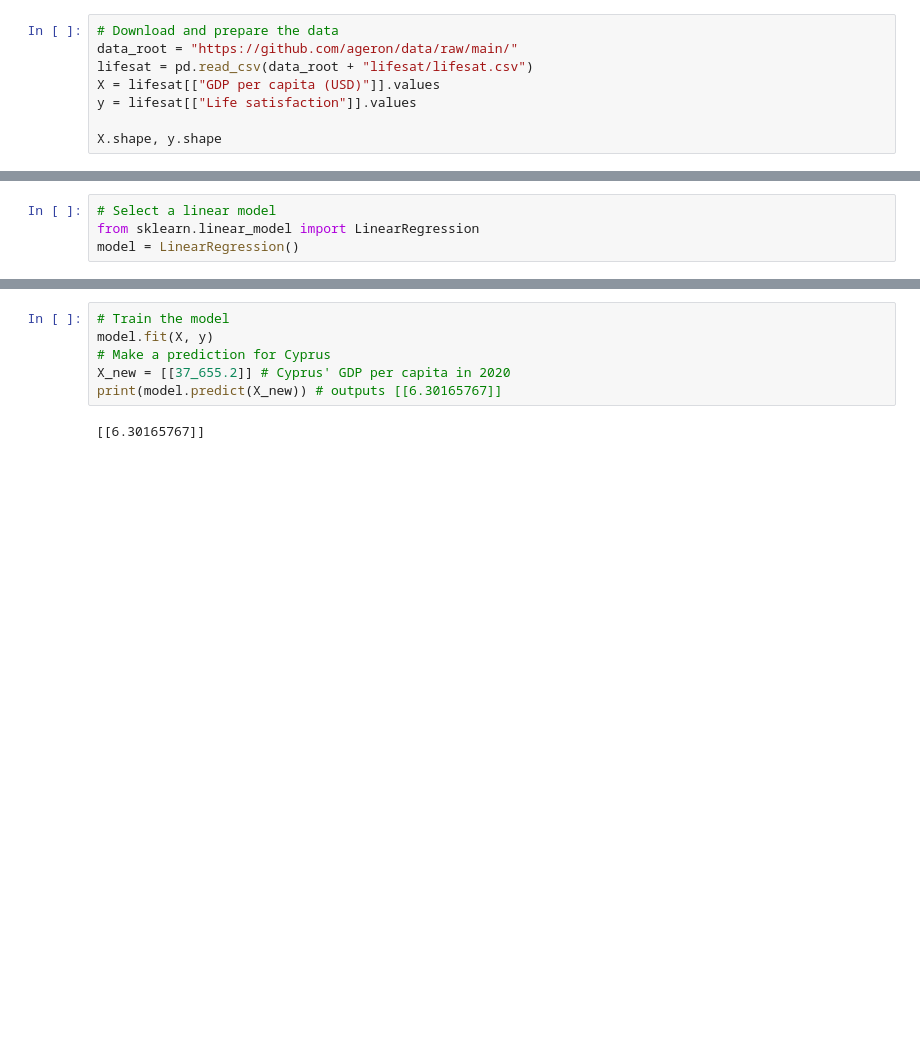
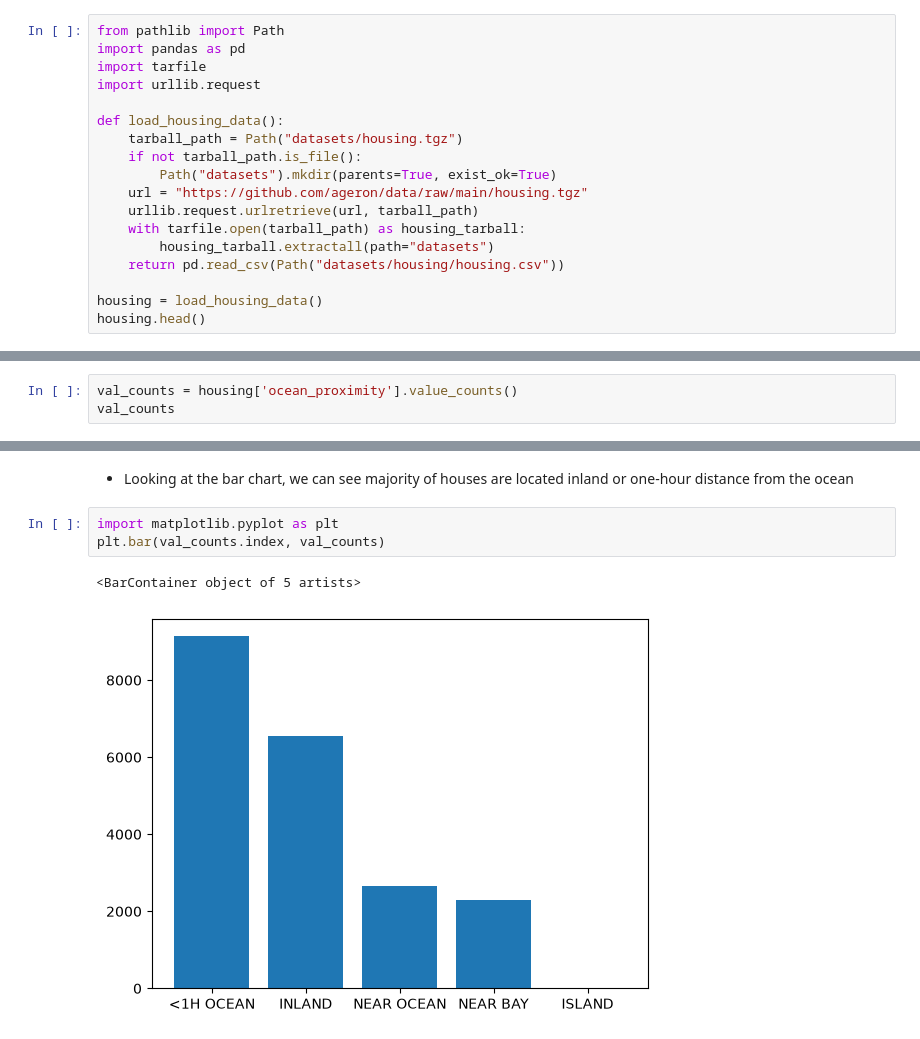
Before and after one commit to yusufjonc07/ML-learning, a Jupyter notebook: HandsOnML.ipynb, the cells around one changed output, grey strips where cells are left out. Drawn from its saved outputs; the diff is of its cells as text; blank space fills up the shorter version.

```diff
--- a/HandsOnML.ipynb
+++ b/HandsOnML.ipynb
@@ -7,9 +7,19 @@ Matplotlib is building the font cache; this may take a moment.
 # %%
-# Download and prepare the data
-data_root = "https://github.com/ageron/data/raw/main/"
-lifesat = pd.read_csv(data_root + "lifesat/lifesat.csv")
-X = lifesat[["GDP per capita (USD)"]].values
-y = lifesat[["Life satisfaction"]].values
+from pathlib import Path
+import pandas as pd
+import tarfile
+import urllib.request
 
-X.shape, y.shape
+def load_housing_data():
+    tarball_path = Path("datasets/housing.tgz")
+    if not tarball_path.is_file():
+        Path("datasets").mkdir(parents=True, exist_ok=True)
+    url = "https://github.com/ageron/data/raw/main/housing.tgz"
+    urllib.request.urlretrieve(url, tarball_path)
+    with tarfile.open(tarball_path) as housing_tarball:
+        housing_tarball.extractall(path="datasets")
+    return pd.read_csv(Path("datasets/housing/housing.csv"))
+
+housing = load_housing_data()
+housing.head()
 # %% [output]
@@ -35,4 +55,3 @@ print(model.predict(X_new)) # outputs [[6.30165767]]
 # %%
-# Select a linear model
-from sklearn.linear_model import LinearRegression
-model = LinearRegression()
+val_counts = housing['ocean_proximity'].value_counts()
+val_counts
@@ -39,8 +66,8 @@ model = LinearRegression()
-# %%
-# Train the model
-model.fit(X, y)
-# Make a prediction for Cyprus
-X_new = [[37_655.2]] # Cyprus' GDP per capita in 2020
-print(model.predict(X_new)) # outputs [[6.30165767]]
-# %% [output]
-[[6.30165767]]
+# %% [markdown]
+- Looking at the bar chart, we can see majority of houses are located inland or one-hour distance from the ocean
+# %%
+import matplotlib.pyplot as plt
+plt.bar(val_counts.index, val_counts)
+# %% [output]
+<BarContainer object of 5 artists>
+[figure, added]
```
Also changed, not shown: parts of 21 cells of this notebook, 2 other files.
